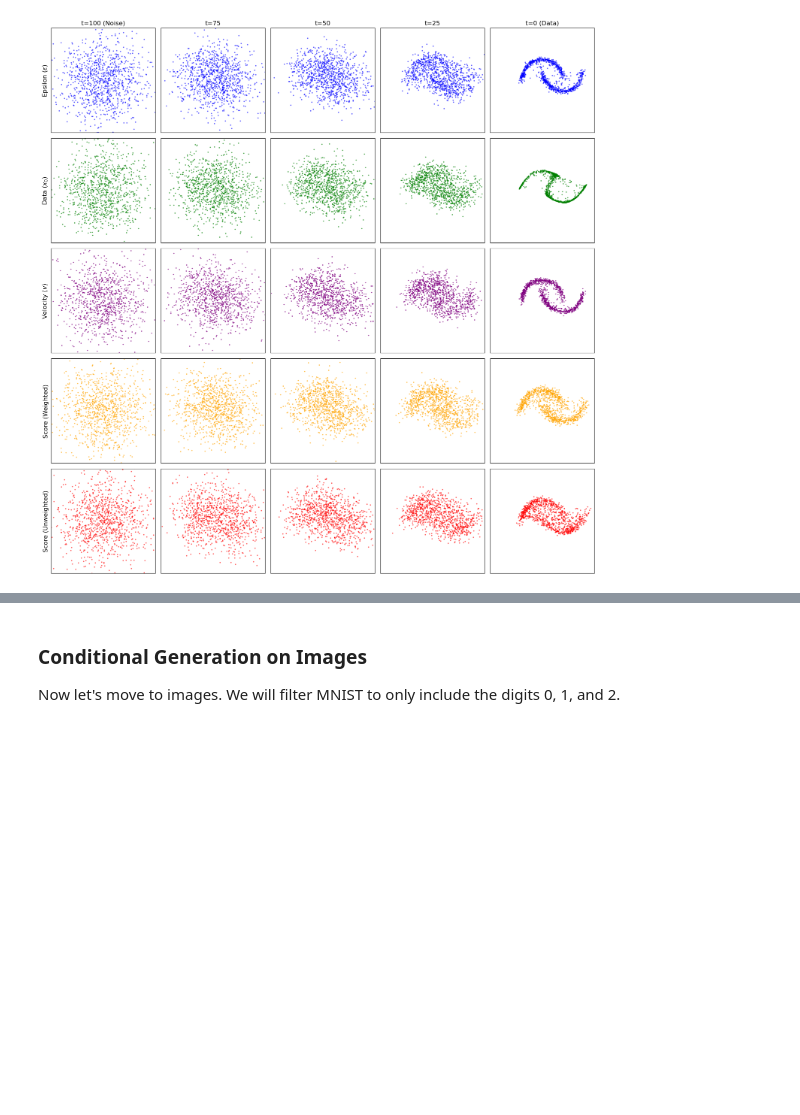
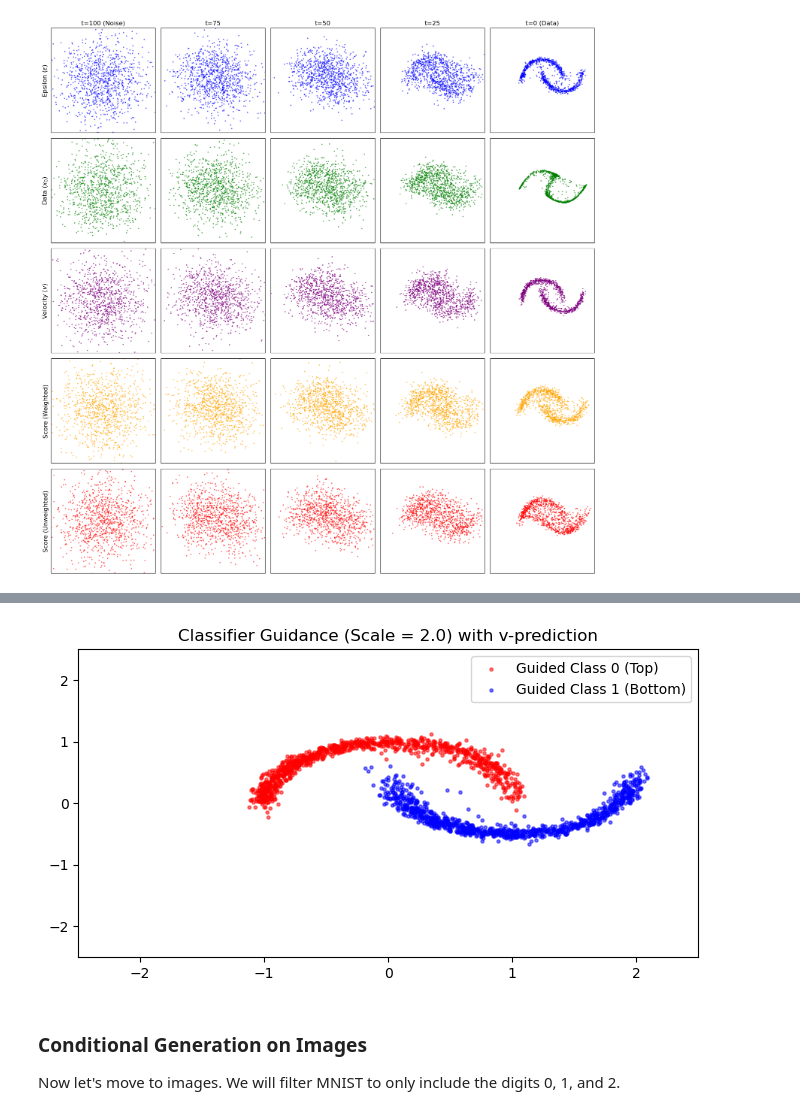
Before and after one commit to rajit906/ATML2026_DGM, a Jupyter notebook: week10/solutions.ipynb, the cells around one changed output, grey strips where cells are left out. Cells and saved outputs as stored; diff of their text form; code cells hidden in the pictures; blank space fills up the shorter version.

Commit message:
added classifier guidance to two-moons

```diff
--- a/week10/solutions.ipynb
+++ b/week10/solutions.ipynb
@@ -233,3 +257,59 @@ plt.show()
+# %%
+from classifier import TimeClassifier
+
+# Load the Pre-trained Classifier
+classifier = TimeClassifier(num_steps=num_steps).to(device)
+classifier.load_state_dict(torch.load("classifier.pt", map_location=device, weights_only=True))
+classifier.eval()
+
+def sample_guided(model, classifier, target_class, scale=1.0, num_samples=1000):
+    model.eval()
+    z = torch.randn(num_samples, 2).to(device)
+
+    for i in reversed(range(num_steps)):
+        t = torch.full((num_samples,), i, device=device, dtype=torch.long)
+
+        # --- CLASSIFIER GUIDANCE STEP ---
+        with torch.enable_grad():
+            z_in = z.detach().requires_grad_(True)
+            logits = classifier(z_in, t)
+
+            if target_class == 1:
+                log_probs = F.logsigmoid(logits)
+            else:
+                log_probs = F.logsigmoid(-logits)
+
+            grad_log_p = torch.autograd.grad(log_probs.sum(), z_in)[0]
+
+        # --- STANDARD PREDICTION ---
+        with torch.no_grad():
+            v_pred = model(z, t)
+            alpha_t, alpha_cumprod_t, beta_t = alphas[t].view(-1, 1), alphas_cumprod[t].view(-1, 1), betas[t].view(-1, 1)
+
+            eps_pred = torch.sqrt(1 - alpha_cumprod_t) * z + torch.sqrt(alpha_cumprod_t) * v_pred
+            eps_guided = eps_pred - scale * torch.sqrt(1 - alpha_cumprod_t) * grad_log_p
+
+            noise = torch.randn_like(z) if i > 0 else torch.zeros_like(z)
+            z = (1 / torch.sqrt(alpha_t)) * (z - (beta_t / torch.sqrt(1 - alpha_cumprod_t)) * eps_guided) + torch.sqrt(beta_t) * noise
+
+    return z.cpu().numpy()
+
+v_model = models["v"]
+guidance_scale = 2.0
+
+samples_class_0 = sample_guided(v_model, classifier, target_class=0, scale=guidance_scale)
+samples_class_1 = sample_guided(v_model, classifier, target_class=1, scale=guidance_scale)
+
+plt.figure(figsize=(8, 4))
+plt.scatter(samples_class_0[:, 0], samples_class_0[:, 1], s=5, alpha=0.5, color='red', label="Guided Class 0 (Top)")
+plt.scatter(samples_class_1[:, 0], samples_class_1[:, 1], s=5, alpha=0.5, color='blue', label="Guided Class 1 (Bottom)")
+plt.title(f"Classifier Guidance (Scale = {guidance_scale}) with v-prediction")
+plt.xlim(-2.5, 2.5)
+plt.ylim(-2.5, 2.5)
+plt.legend()
+plt.show()
+# %% [output]
+[figure, added]
 # %% [markdown]
 ### Conditional Generation on Images
 
```
Also changed, not shown: parts of 3 cells of this notebook, 3 other files.
